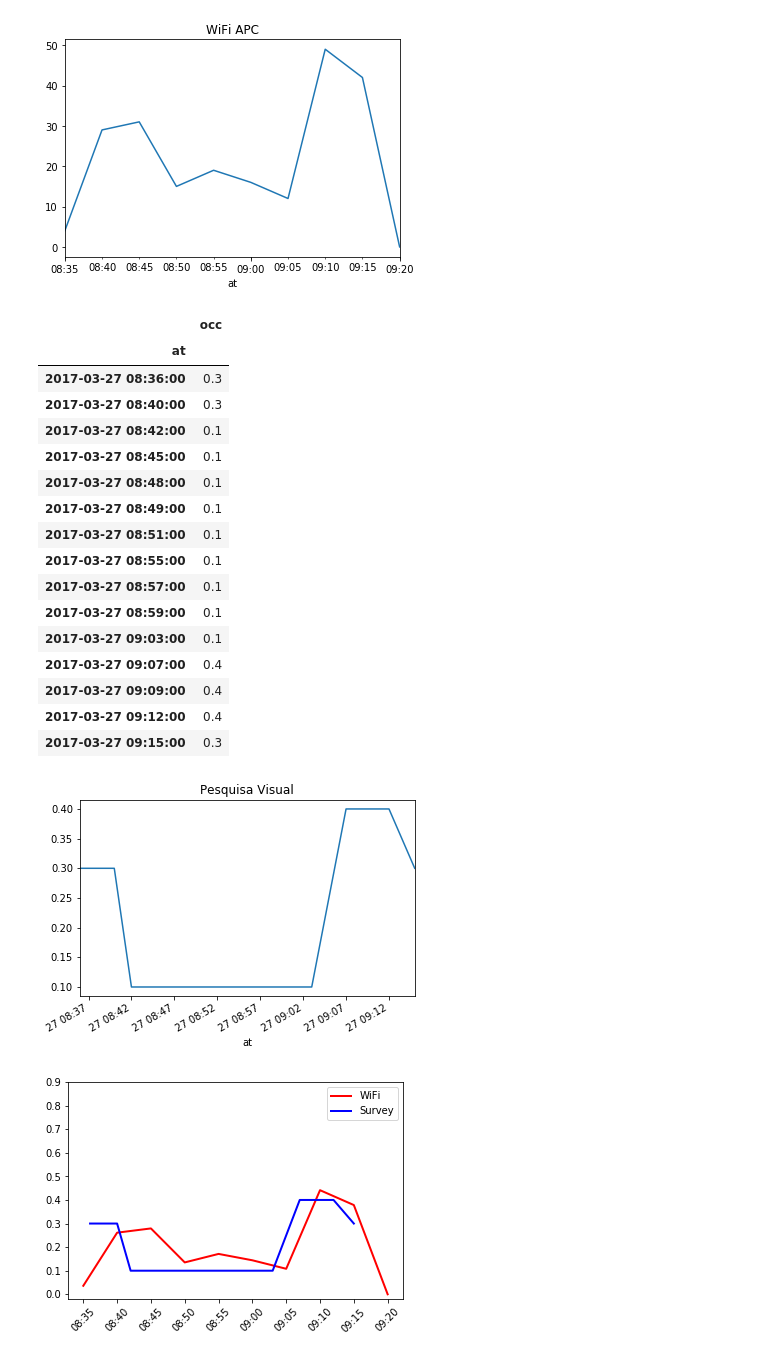
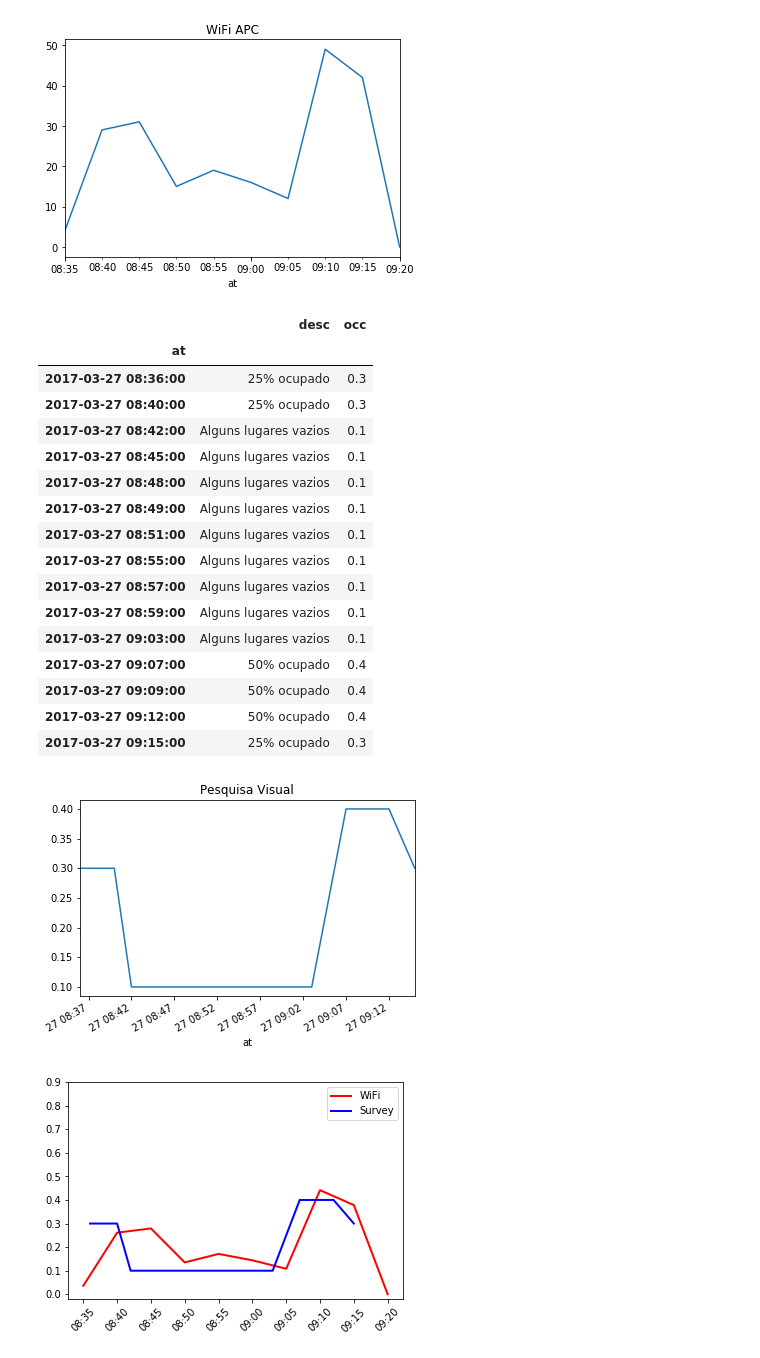
Before and after one commit to hilios/wifi-apc-analysis, a Jupyter notebook: APC-v1.ipynb, the cells around one changed output. Saved outputs shown, nothing was run; the diff lists cells and outputs as text; code cells hidden in the pictures.

```diff
--- a/APC-v1.ipynb
+++ b/APC-v1.ipynb
@@ -99,29 +93,29 @@ c.plot(title="WiFi APC", legend=None)
 <matplotlib.axes._subplots.AxesSubplot at 0x...>
 [figure]
 # %%
-v = pd.read_csv("./visual-2017-03-27.csv",header=None, names=("at", "occ"),
+v = pd.read_csv("./data/survey-2017-03-27.csv",header=None, names=("at", "desc", "occ"),
                 index_col=["at"], parse_dates=["at"])
 v.index = v.index.map(lambda x: x + delta(minutes=25))
 v.plot(title="Pesquisa Visual", legend=None)
 v
 # %% [output]
-|  | occ |
-| at |  |
-| 2017-03-27 08:36:00 | 0.3 |
-| 2017-03-27 08:40:00 | 0.3 |
-| 2017-03-27 08:42:00 | 0.1 |
-| 2017-03-27 08:45:00 | 0.1 |
-| 2017-03-27 08:48:00 | 0.1 |
-| 2017-03-27 08:49:00 | 0.1 |
-| 2017-03-27 08:51:00 | 0.1 |
-| 2017-03-27 08:55:00 | 0.1 |
-| 2017-03-27 08:57:00 | 0.1 |
-| 2017-03-27 08:59:00 | 0.1 |
-| 2017-03-27 09:03:00 | 0.1 |
-| 2017-03-27 09:07:00 | 0.4 |
-| 2017-03-27 09:09:00 | 0.4 |
-| 2017-03-27 09:12:00 | 0.4 |
-| 2017-03-27 09:15:00 | 0.3 |
+|  | desc | occ |
+| at |  |  |
+| 2017-03-27 08:36:00 | 25% ocupado | 0.3 |
+| 2017-03-27 08:40:00 | 25% ocupado | 0.3 |
+| 2017-03-27 08:42:00 | Alguns lugares vazios | 0.1 |
+| 2017-03-27 08:45:00 | Alguns lugares vazios | 0.1 |
+| 2017-03-27 08:48:00 | Alguns lugares vazios | 0.1 |
+| 2017-03-27 08:49:00 | Alguns lugares vazios | 0.1 |
+| 2017-03-27 08:51:00 | Alguns lugares vazios | 0.1 |
+| 2017-03-27 08:55:00 | Alguns lugares vazios | 0.1 |
+| 2017-03-27 08:57:00 | Alguns lugares vazios | 0.1 |
+| 2017-03-27 08:59:00 | Alguns lugares vazios | 0.1 |
+| 2017-03-27 09:03:00 | Alguns lugares vazios | 0.1 |
+| 2017-03-27 09:07:00 | 50% ocupado | 0.4 |
+| 2017-03-27 09:09:00 | 50% ocupado | 0.4 |
+| 2017-03-27 09:12:00 | 50% ocupado | 0.4 |
+| 2017-03-27 09:15:00 | 25% ocupado | 0.3 |
 [figure]
 # %%
 import numpy as np
```
Also changed, not shown: parts of 10 cells of this notebook, 7 other files.
